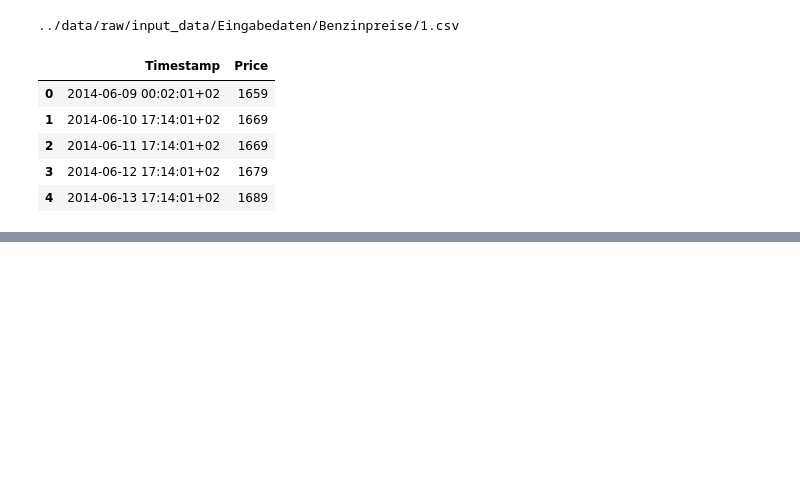
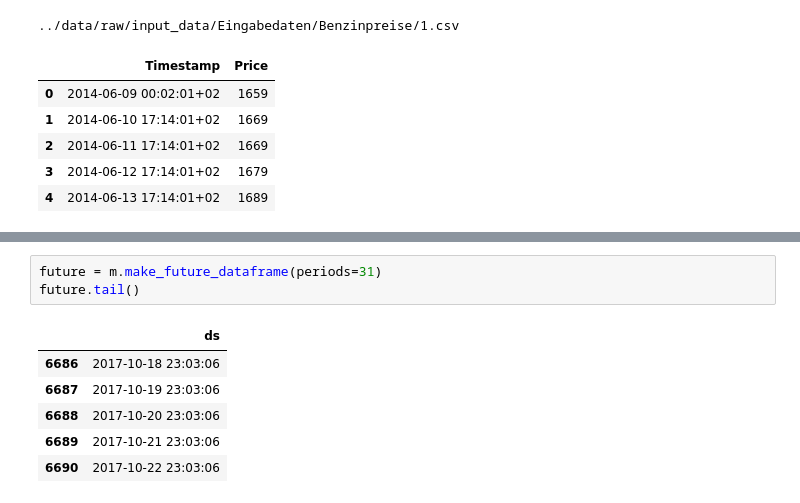
Before and after one commit to WGierke/informatiCup2018, a Jupyter notebook: notebooks/1.0-wg-data-exploration.ipynb, the cells around one changed output, grey strips where cells are left out. Cells and saved outputs as stored; diff of their text form; blank space fills up the shorter version.

```diff
--- a/notebooks/1.0-wg-data-exploration.ipynb
+++ b/notebooks/1.0-wg-data-exploration.ipynb
@@ -27,0 +42,10 @@ iplot([{"x": [get_datetime_from_string(str(x)) for x in df.Timestamp], "y": df.P
+# %%
+future = m.make_future_dataframe(periods=31)
+future.tail()
+# %% [output]
+|  | ds |
+| 6686 | 2017-10-18 23:03:06 |
+| 6687 | 2017-10-19 23:03:06 |
+| 6688 | 2017-10-20 23:03:06 |
+| 6689 | 2017-10-21 23:03:06 |
+| 6690 | 2017-10-22 23:03:06 |
```
Also changed, not shown: parts of 6 cells of this notebook, 1 other file.
